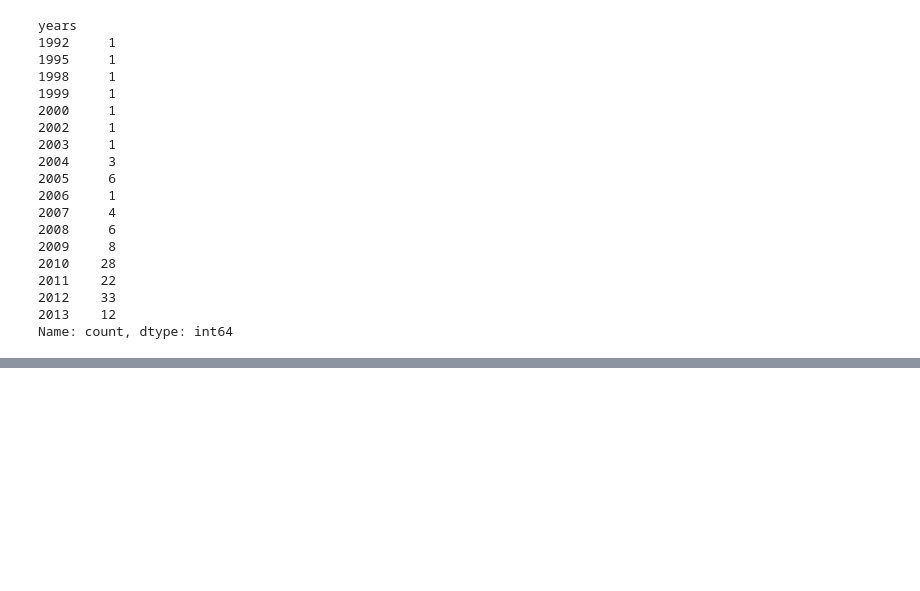
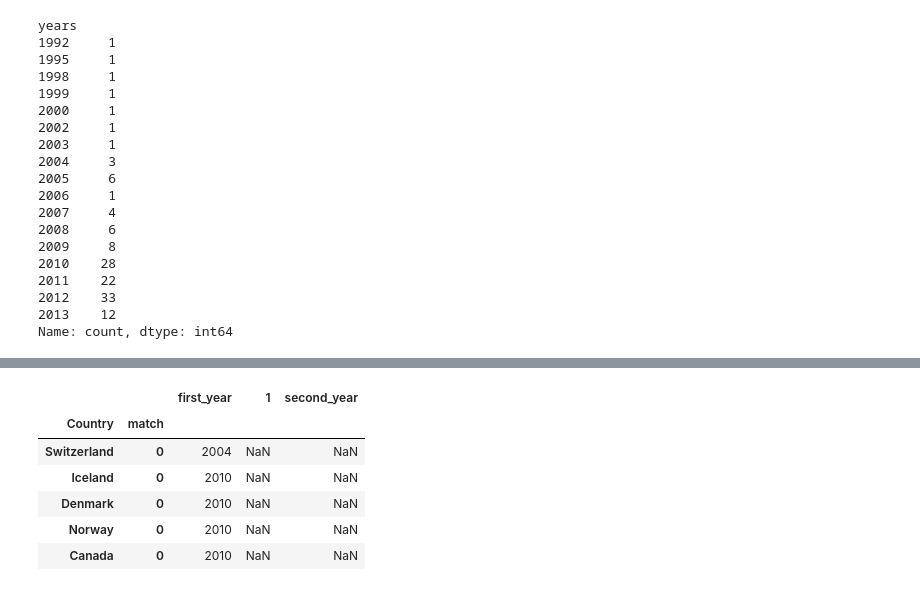
Before and after one commit to gerardolescieur137-commits/coding, a Jupyter notebook: working_strings.ipynb, the cells around one changed output, grey strips where cells are left out. Drawn from its saved outputs; the diff is of its cells as text; code cells hidden in the pictures; blank space fills up the shorter version.

```diff
--- a/working_strings.ipynb
+++ b/working_strings.ipynb
@@ -473,0 +490,10 @@ Name: count, dtype: int64
+# %%
+years.head()
+# %% [output]
+|  |  | first_year | 1 | second_year |
+| Country | match |  |  |  |
+| Switzerland | 0 | 2004 | NaN | NaN |
+| Iceland | 0 | 2010 | NaN | NaN |
+| Denmark | 0 | 2010 | NaN | NaN |
+| Norway | 0 | 2010 | NaN | NaN |
+| Canada | 0 | 2010 | NaN | NaN |
```
Also changed, not shown: parts of 11 cells of this notebook.
